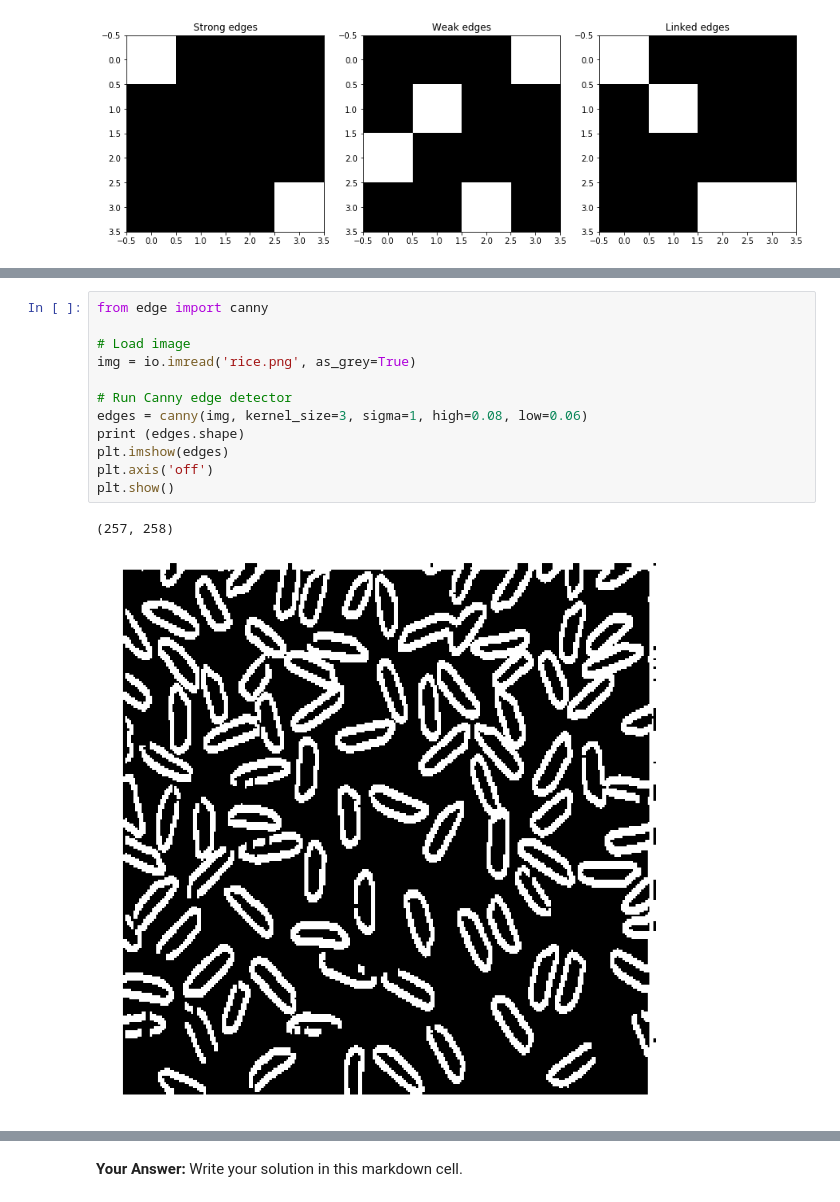
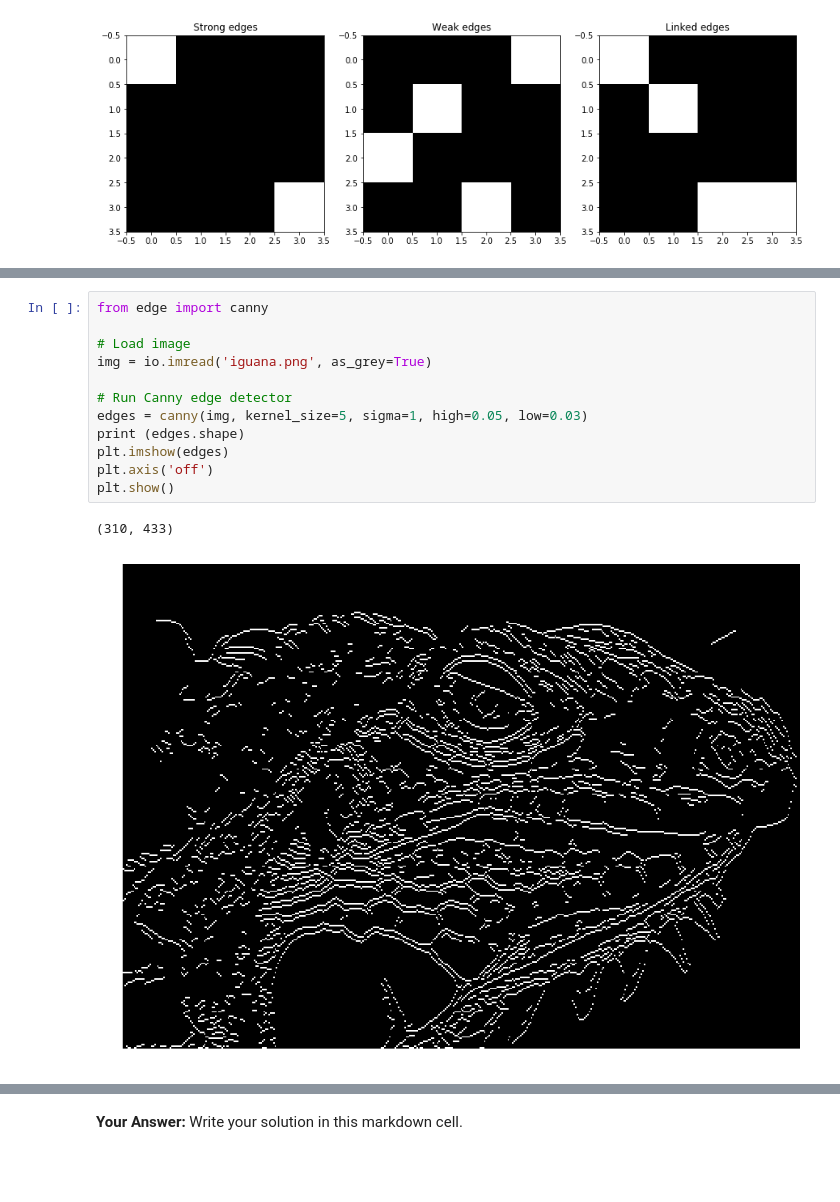
Before and after one commit to sunshiding/CS131, a Jupyter notebook: Homework2/hw2.ipynb, the cells around one changed output, grey strips where cells are left out. Drawn from its saved outputs; the diff is of its cells as text; blank space fills up the shorter version.

```diff
--- a/Homework2/hw2.ipynb
+++ b/Homework2/hw2.ipynb
@@ -350,18 +355,18 @@ Here is an example of the output:
 # %%
 from edge import canny
 
 # Load image
-img = io.imread('rice.png', as_grey=True)
+img = io.imread('iguana.png', as_grey=True)
 
 # Run Canny edge detector
-edges = canny(img, kernel_size=3, sigma=1, high=0.08, low=0.06)
+edges = canny(img, kernel_size=5, sigma=1, high=0.05, low=0.03)
 print (edges.shape)
 plt.imshow(edges)
 plt.axis('off')
 plt.show()
 # %% [output]
-(257, 258)
+(310, 433)
-[figure, old version]
+[figure, new version]
 # %% [markdown]
 ### 1.7 Question (10 points)
 
```
Also changed, not shown: parts of 12 cells of this notebook, 1 other file.
